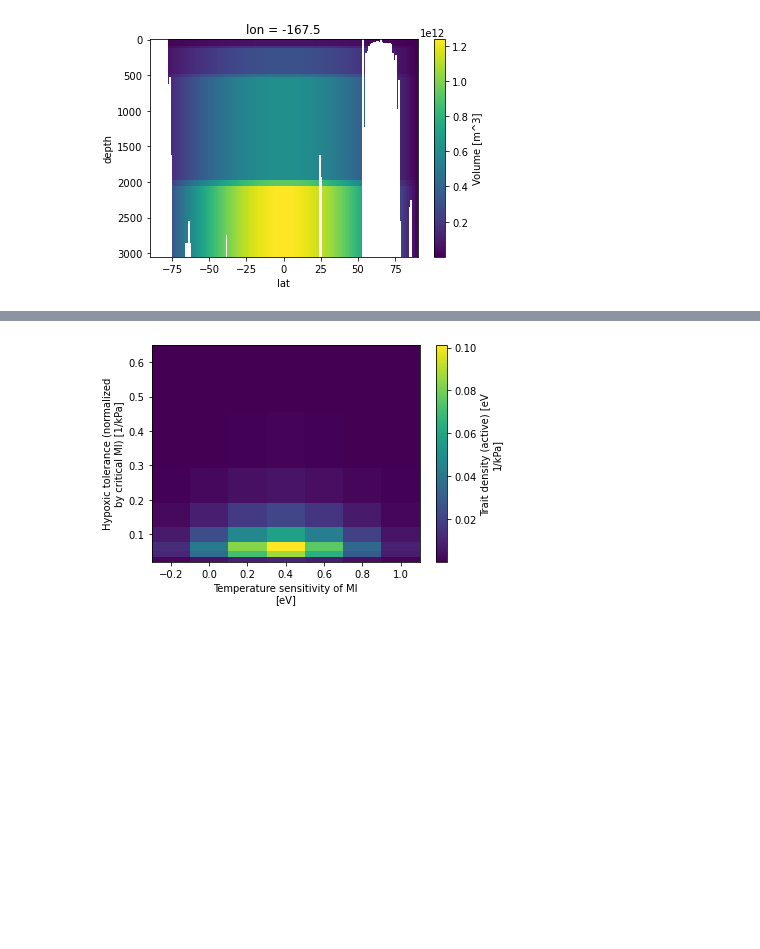
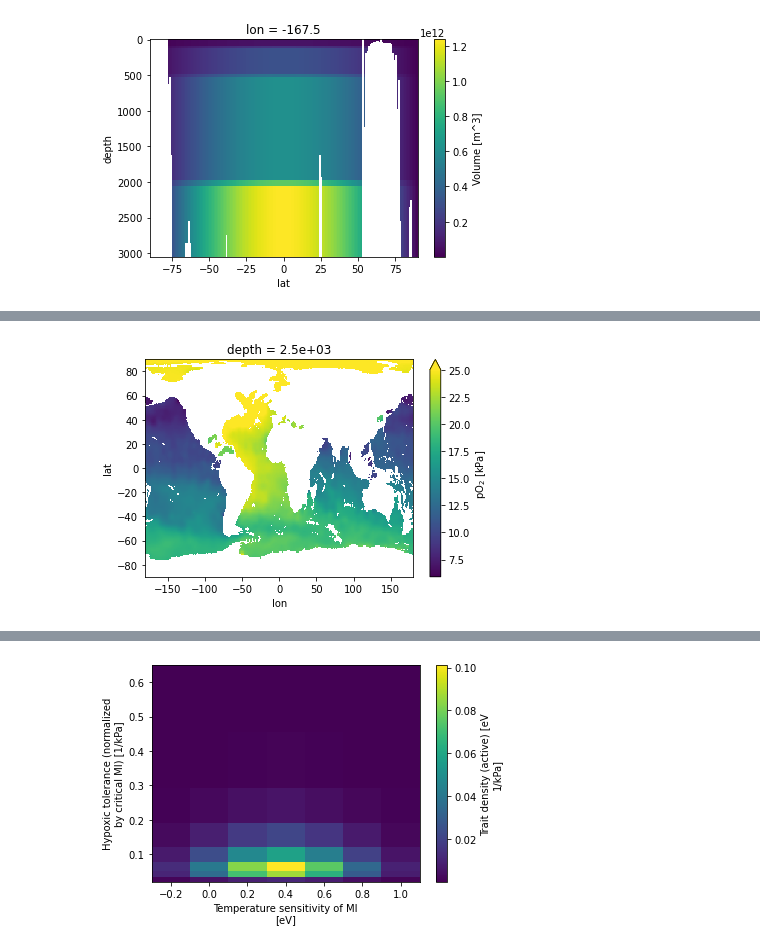
Before and after one commit to matt-long/aerobic-safety-margins, a Jupyter notebook: notebooks/trait-space-obs-habitat-vol.ipynb, the cells around one changed output, grey strips where cells are left out. Drawn from its saved outputs; the diff is of its cells as text; code cells hidden in the pictures; blank space fills up the shorter version.

```diff
--- a/notebooks/trait-space-obs-habitat-vol.ipynb
+++ b/notebooks/trait-space-obs-habitat-vol.ipynb
@@ -98 +98,5 @@ ds.pO2.mean('lon').plot(yincrease=False);
+# %%
+ds.pO2.sel(depth=2500.0).plot(vmax=25);
+# %% [output]
+[figure, added]
 # %%
```
Also changed, not shown: parts of 8 cells of this notebook, 3 other files.
